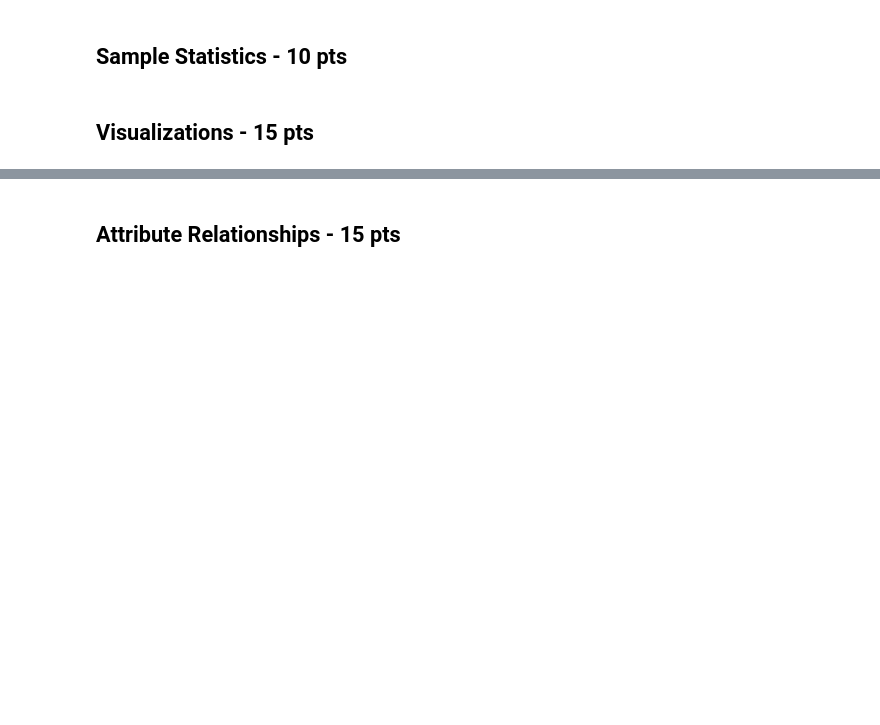
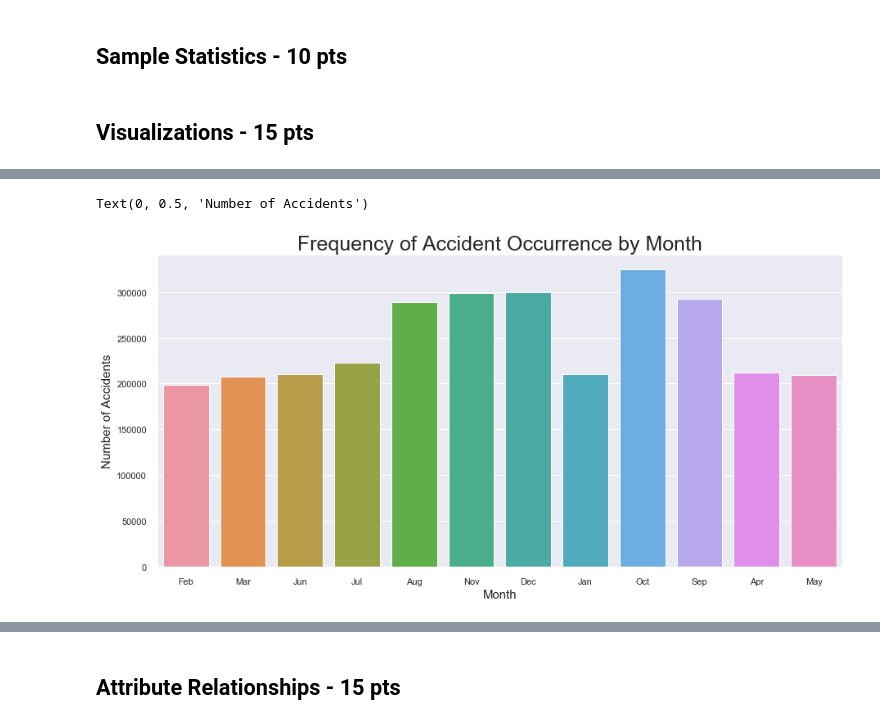
Before and after one commit to jbcroom/DS7331ProjectRepo, a Jupyter notebook: Project1/JB_AR_BC_SO_Project1.ipynb, the cells around one changed output, grey strips where cells are left out. Cells and saved outputs as stored; diff of their text form; code cells hidden in the pictures; blank space fills up the shorter version.

```diff
--- a/Project1/JB_AR_BC_SO_Project1.ipynb
+++ b/Project1/JB_AR_BC_SO_Project1.ipynb
@@ -47,0 +409,10 @@ df.describe()
+# %%
+#Plot when most accidents occur. Most occur between 7-9 AM
+plt.figure(figsize=(15,7))
+sns.countplot(df.Start_Month)
+plt.title('Frequency of Accident Occurrence by Month',fontsize=titleFont)
+plt.xlabel('Month',fontsize=axisFont)
+plt.ylabel('Number of Accidents', fontsize=axisFont)
+# %% [output]
+Text(0, 0.5, 'Number of Accidents')
+[figure, added]
```
Also changed, not shown: parts of 74 cells of this notebook, 4 other files.
